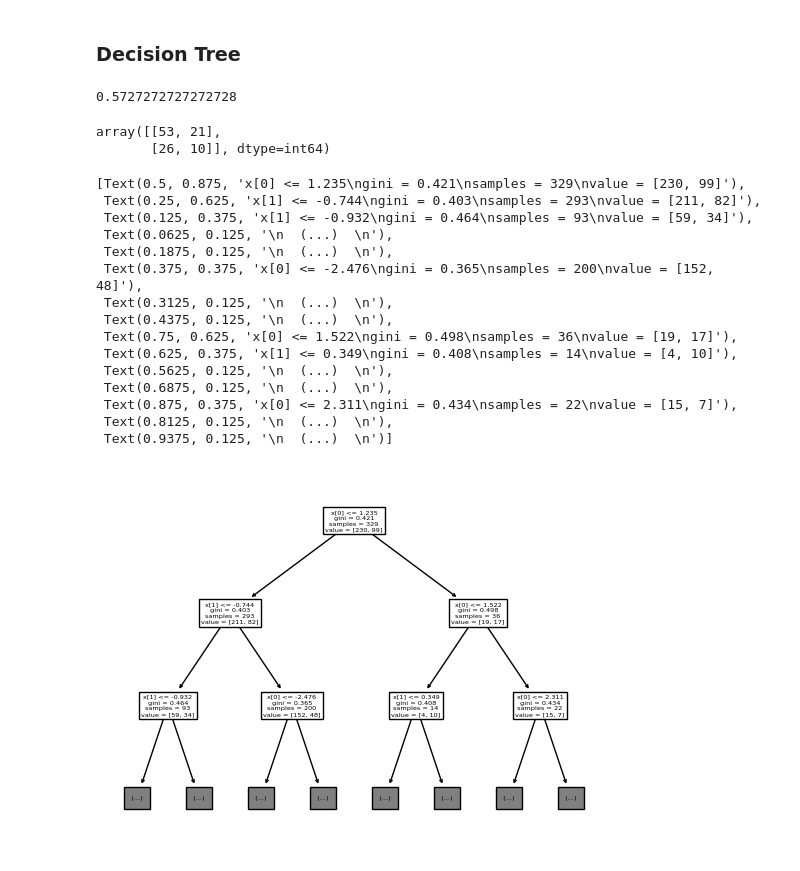
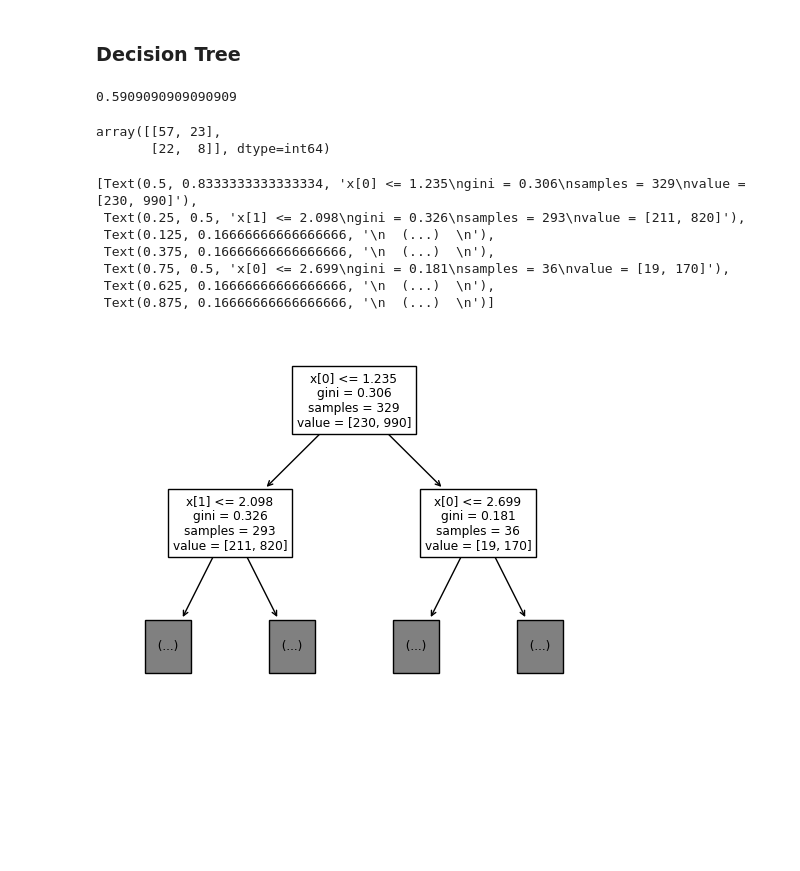
Before and after one commit to oriolmp/BitcoinAnalysis, a Jupyter notebook: data_exploration.ipynb, the cells around one changed output. Cells and saved outputs as stored; diff of their text form; code cells hidden in the pictures; blank space fills up the shorter version.

Commit message:
Add weight class to decision tree

```diff
--- a/data_exploration.ipynb
+++ b/data_exploration.ipynb
@@ -242,36 +242,28 @@ plt.show()
 # %%
 from sklearn.tree import DecisionTreeClassifier, plot_tree
 # %%
-dt = DecisionTreeClassifier(max_depth=12)
+dt = DecisionTreeClassifier(max_depth=18, class_weight={0:1, 1:5})
 dt.fit(X_train_std, y_train)
 y_pred = dt.predict(X_test_std)
 # %%
 score = dt.score(X_test_std, y_test)
 score
 # %% [output]
-0.5727272727272728
+0.5909090909090909
 # %%
 cm_tree = confusion_matrix(y_pred, y_test)
 cm_tree
 # %% [output]
-array([[53, 21],
-       [26, 10]], dtype=int64)
+array([[57, 23],
+       [22,  8]], dtype=int64)
 # %%
-plot_tree(dt, max_depth=2)
+plot_tree(dt, max_depth=1)
 # %% [output]
-[Text(0.5, 0.875, 'x[0] <= 1.235\ngini = 0.421\nsamples = 329\nvalue = [230, 99]'),
- Text(0.25, 0.625, 'x[1] <= -0.744\ngini = 0.403\nsamples = 293\nvalue = [211, 82]'),
- Text(0.125, 0.375, 'x[1] <= -0.932\ngini = 0.464\nsamples = 93\nvalue = [59, 34]'),
- Text(0.0625, 0.125, '\n  (...)  \n'),
- Text(0.1875, 0.125, '\n  (...)  \n'),
- Text(0.375, 0.375, 'x[0] <= -2.476\ngini = 0.365\nsamples = 200\nvalue = [152, 48]'),
- Text(0.3125, 0.125, '\n  (...)  \n'),
- Text(0.4375, 0.125, '\n  (...)  \n'),
- Text(0.75, 0.625, 'x[0] <= 1.522\ngini = 0.498\nsamples = 36\nvalue = [19, 17]'),
- Text(0.625, 0.375, 'x[1] <= 0.349\ngini = 0.408\nsamples = 14\nvalue = [4, 10]'),
- Text(0.5625, 0.125, '\n  (...)  \n'),
- Text(0.6875, 0.125, '\n  (...)  \n'),
- Text(0.875, 0.375, 'x[0] <= 2.311\ngini = 0.434\nsamples = 22\nvalue = [15, 7]'),
- Text(0.8125, 0.125, '\n  (...)  \n'),
- Text(0.9375, 0.125, '\n  (...)  \n')]
+[Text(0.5, 0.8333333333333334, 'x[0] <= 1.235\ngini = 0.306\nsamples = 329\nvalue = [230, 990]'),
+ Text(0.25, 0.5, 'x[1] <= 2.098\ngini = 0.326\nsamples = 293\nvalue = [211, 820]'),
+ Text(0.125, 0.16666666666666666, '\n  (...)  \n'),
+ Text(0.375, 0.16666666666666666, '\n  (...)  \n'),
+ Text(0.75, 0.5, 'x[0] <= 2.699\ngini = 0.181\nsamples = 36\nvalue = [19, 170]'),
+ Text(0.625, 0.16666666666666666, '\n  (...)  \n'),
+ Text(0.875, 0.16666666666666666, '\n  (...)  \n')]
-[figure, old version]
+[figure, new version]
```
